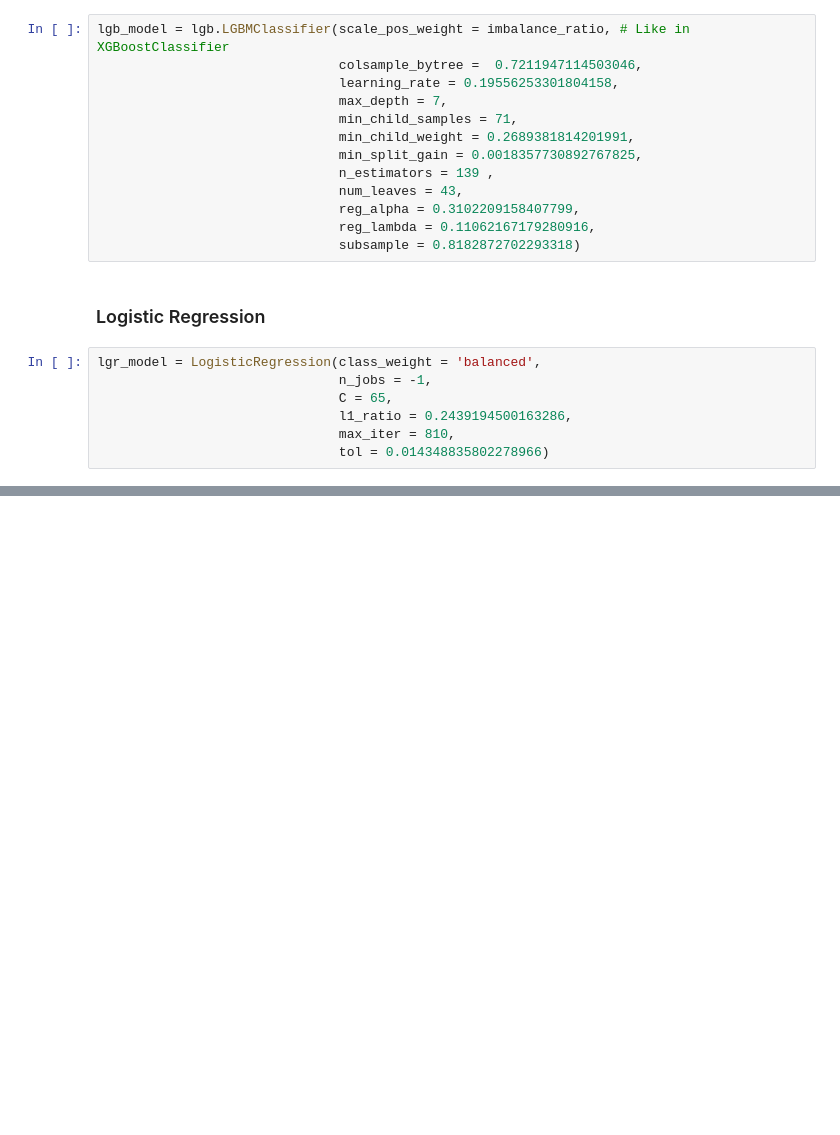
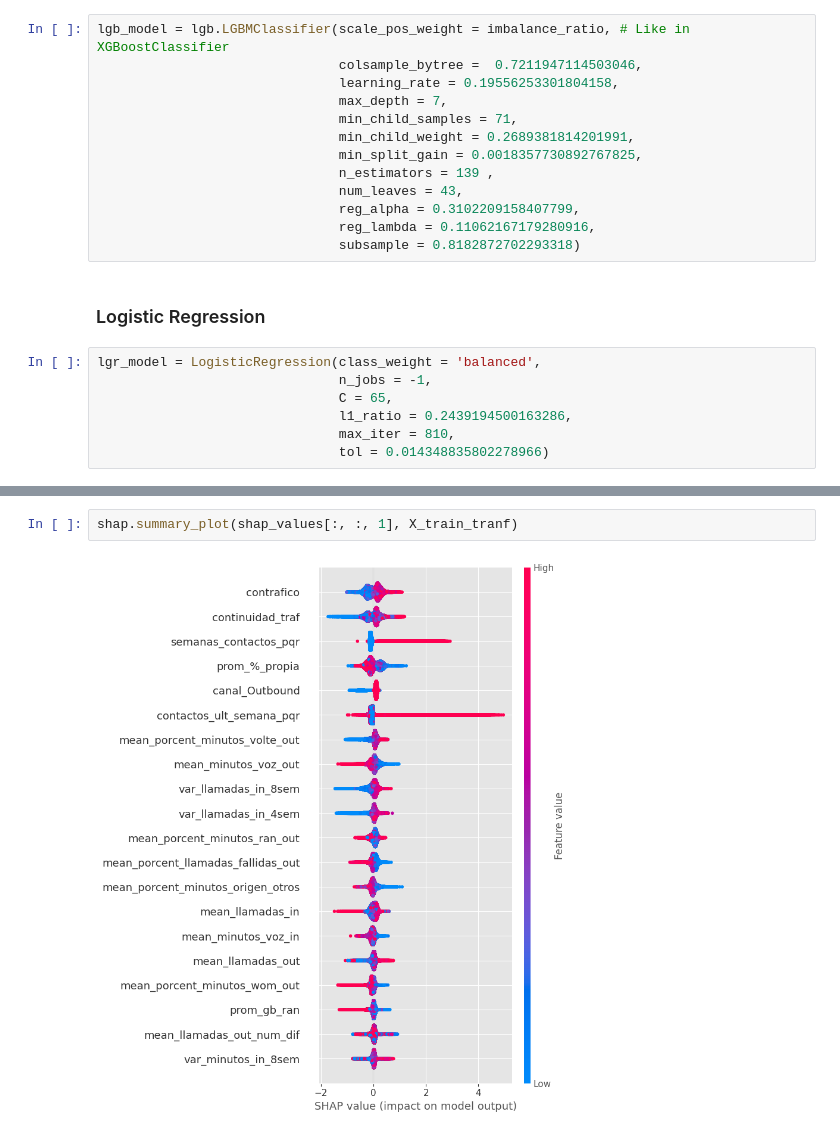
Before and after one commit to leandroaguazaco/data_science_portfolio, a Jupyter notebook: Projects/04-Churn_Telco_Analysis/04_Churn_Telco_Analysis_04_explaining.ipynb, the cells around one changed output, grey strips where cells are left out. Drawn from its saved outputs; the diff is of its cells as text; blank space fills up the shorter version.

```diff
--- a/Projects/04-Churn_Telco_Analysis/04_Churn_Telco_Analysis_04_explaining.ipynb
+++ b/Projects/04-Churn_Telco_Analysis/04_Churn_Telco_Analysis_04_explaining.ipynb
@@ -500,0 +521,4 @@ shap_values = explainer(X)
+# %%
+shap.summary_plot(shap_values[:, :, 1], X_train_tranf)
+# %% [output]
+[figure, added]
```
Also changed, not shown: parts of 51 cells of this notebook.
